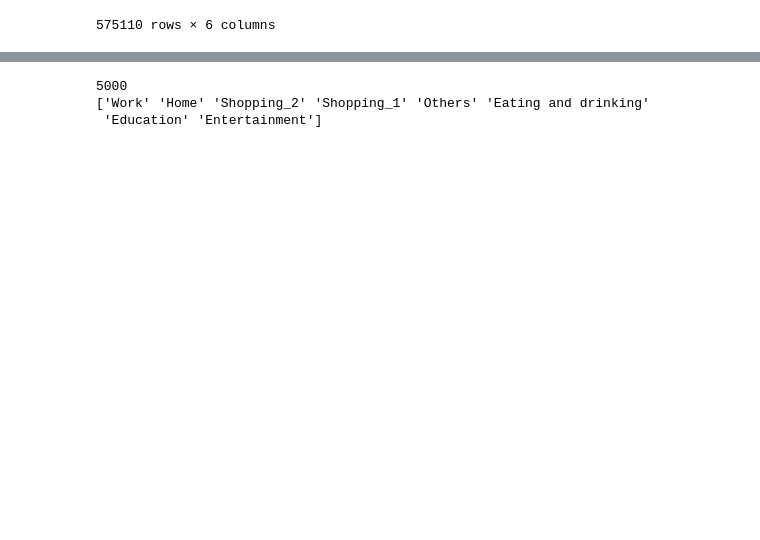
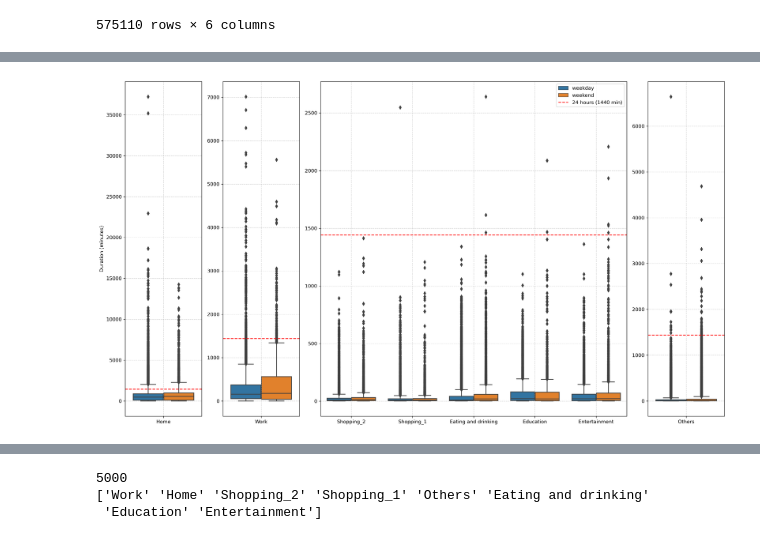
Before and after one commit to YueLi-0816/mobile_data, a Jupyter notebook: analysis.ipynb, the cells around one changed output, grey strips where cells are left out. Cells and saved outputs as stored; diff of their text form; code cells hidden in the pictures; blank space fills up the shorter version.

```diff
--- a/analysis.ipynb
+++ b/analysis.ipynb
@@ -158,0 +115,45 @@ Name: 0, dtype: object
+# %%
+import seaborn as sns
+import matplotlib.pyplot as plt
+
+home_df = traject_sample[traject_sample['activity'] == 'Home']
+work_df = traject_sample[traject_sample['activity'] == 'Work']
+other_df = traject_sample[traject_sample['activity'] == 'Others']
+other_activities_df = traject_sample[(traject_sample['activity'] != 'Home') & (traject_sample['activity'] != 'Work') & (traject_sample['activity'] != 'Others')]
+
+fig, (ax1, ax2, ax3, ax4) = plt.subplots(ncols=4, figsize=(18, 10), gridspec_kw={'width_ratios': [1, 1, 4, 1]}, dpi=300)
+
+# Create box plot
+sns.boxplot(x='activity', y='duration', hue='is_weekend', data=home_df, ax=ax1)
+ax1.set_ylabel('Duration (minutes)')
+ax1.set_xlabel('')
+ax1.legend().remove()
+ax1.grid(True, linestyle='--', alpha=0.6)
+ax1.axhline(y=1440, color='r', linestyle='--', label='24 hours (1440 min)')
+
+
+sns.boxplot(x='activity', y='duration', hue='is_weekend', data=work_df, ax=ax2)
+ax2.set_xlabel('')
+ax2.set_ylabel('')
+ax2.legend().remove()
+ax2.grid(True, linestyle='--', alpha=0.6)
+ax2.axhline(y=1440, color='r', linestyle='--', label='24 hours (1440 min)')
+
+sns.boxplot(x='activity', y='duration', hue='is_weekend', data=other_activities_df, ax=ax3)
+ax3.set_xlabel('')
+ax3.set_ylabel('')
+ax3.grid(True, linestyle='--', alpha=0.6)
+ax3.axhline(y=1440, color='r', linestyle='--', label='24 hours (1440 min)')
+ax3.legend()
+
+sns.boxplot(x='activity', y='duration', hue='is_weekend', data=other_df, ax=ax4)
+ax4.set_xlabel('')
+ax4.set_ylabel('')
+ax4.legend().remove()
+ax4.grid(True, linestyle='--', alpha=0.6)
+ax4.axhline(y=1440, color='r', linestyle='--', label='24 hours (1440 min)')
+
+plt.tight_layout()
+plt.show()
+# %% [output]
+[figure, added]
```
Also changed, not shown: parts of 11 cells of this notebook.
